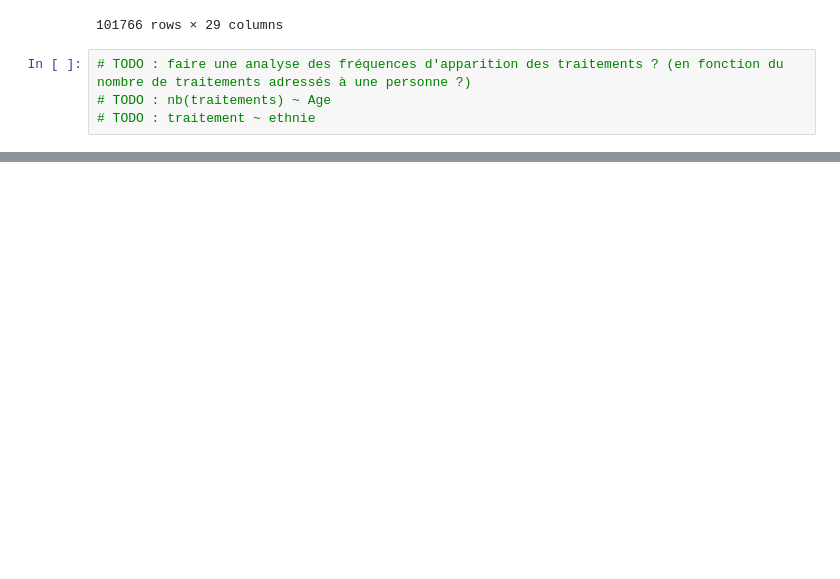
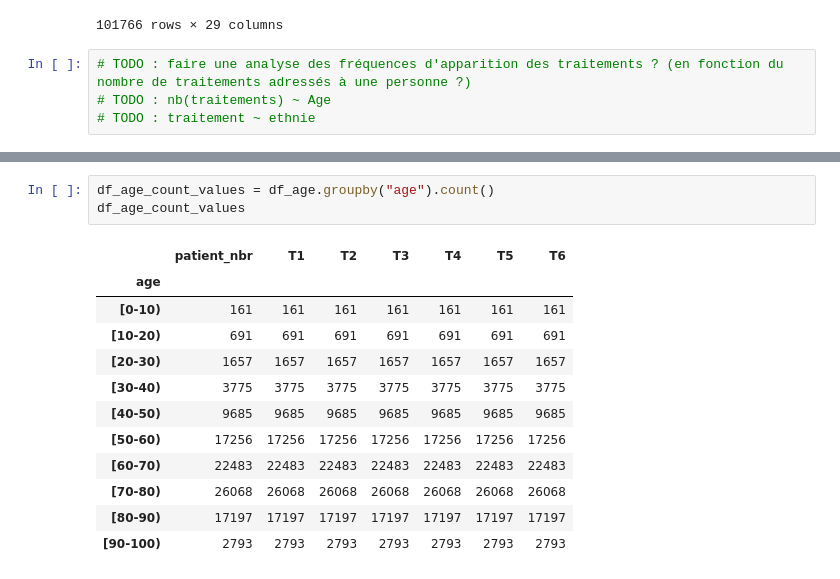
Before and after one commit to Zl0gix/ProjetDatavizA4, a Jupyter notebook: ProjetDatavizA4/raph_test.ipynb, the cells around one changed output, grey strips where cells are left out. Drawn from its saved outputs; the diff is of its cells as text; blank space fills up the shorter version.

```diff
--- a/ProjetDatavizA4/raph_test.ipynb
+++ b/ProjetDatavizA4/raph_test.ipynb
@@ -109,0 +398,16 @@ df2
+# %%
+df_age_count_values = df_age.groupby("age").count()
+df_age_count_values
+# %% [output]
+|  | patient_nbr | T1 | T2 | T3 | T4 | T5 | T6 |
+| age |  |  |  |  |  |  |  |
+| [0-10) | 161 | 161 | 161 | 161 | 161 | 161 | 161 |
+| [10-20) | 691 | 691 | 691 | 691 | 691 | 691 | 691 |
+| [20-30) | 1657 | 1657 | 1657 | 1657 | 1657 | 1657 | 1657 |
+| [30-40) | 3775 | 3775 | 3775 | 3775 | 3775 | 3775 | 3775 |
+| [40-50) | 9685 | 9685 | 9685 | 9685 | 9685 | 9685 | 9685 |
+| [50-60) | 17256 | 17256 | 17256 | 17256 | 17256 | 17256 | 17256 |
+| [60-70) | 22483 | 22483 | 22483 | 22483 | 22483 | 22483 | 22483 |
+| [70-80) | 26068 | 26068 | 26068 | 26068 | 26068 | 26068 | 26068 |
+| [80-90) | 17197 | 17197 | 17197 | 17197 | 17197 | 17197 | 17197 |
+| [90-100) | 2793 | 2793 | 2793 | 2793 | 2793 | 2793 | 2793 |
```
Also changed, not shown: parts of 31 cells of this notebook.
